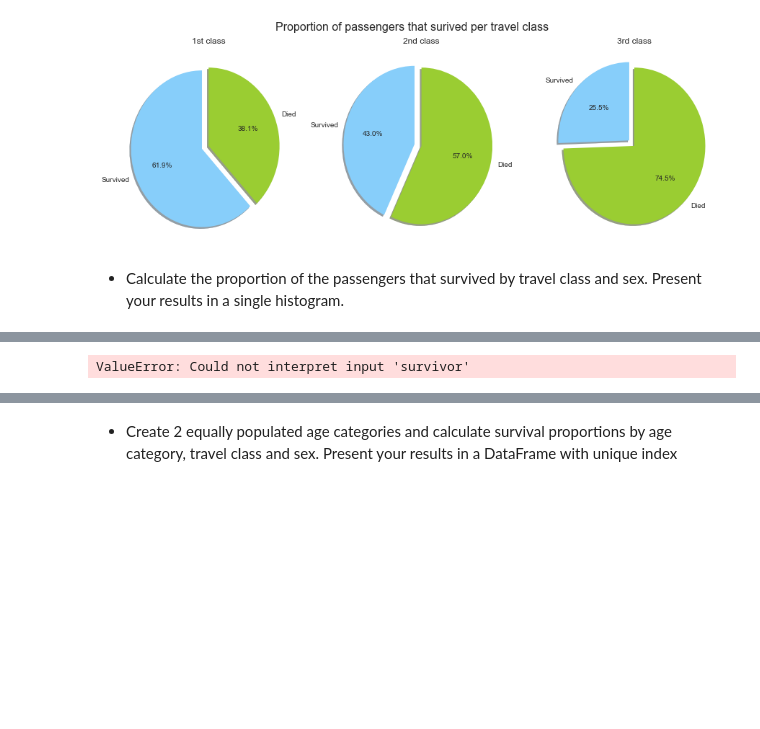
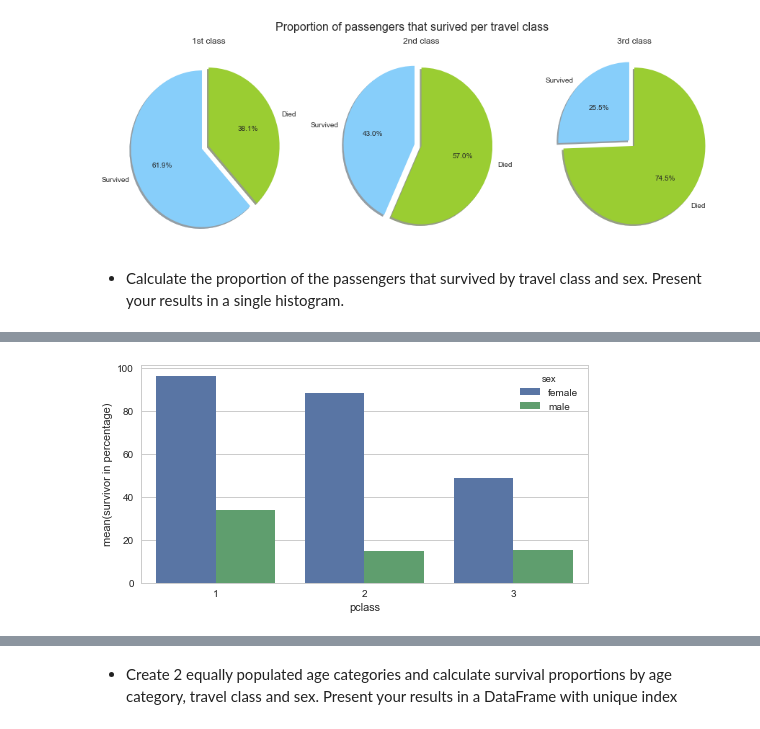
Before and after one commit to mathildemrt/ada, a Jupyter notebook: 01 - Pandas and Data Wrangling/Homework 1.ipynb, the cells around one changed output, grey strips where cells are left out. Drawn from its saved outputs; the diff is of its cells as text; code cells hidden in the pictures; blank space fills up the shorter version.

```diff
--- a/01 - Pandas and Data Wrangling/Homework 1.ipynb
+++ b/01 - Pandas and Data Wrangling/Homework 1.ipynb
@@ -378,11 +395,11 @@ ercentage_survivor_by_class_and_sex
 # %%
 import seaborn as sns
 #We reset the index to plot
 percentage_survivor_by_class_and_sex = percentage_survivor_by_class_and_sex.reset_index()
 
-sns.barplot(x="pclass", y="survivor", hue="sex", data=percentage_survivor_by_class_and_sex);
+sns.barplot(x="pclass", y="survivor in percentage", hue="sex", data=percentage_survivor_by_class_and_sex);
 # %% [output]
-ValueError: Could not interpret input 'survivor'
+[figure, added]
 # %%
 #survived = passengers.loc[passengers['survived']==True]
 #survived
```
Also changed, not shown: parts of 2 cells of this notebook.
